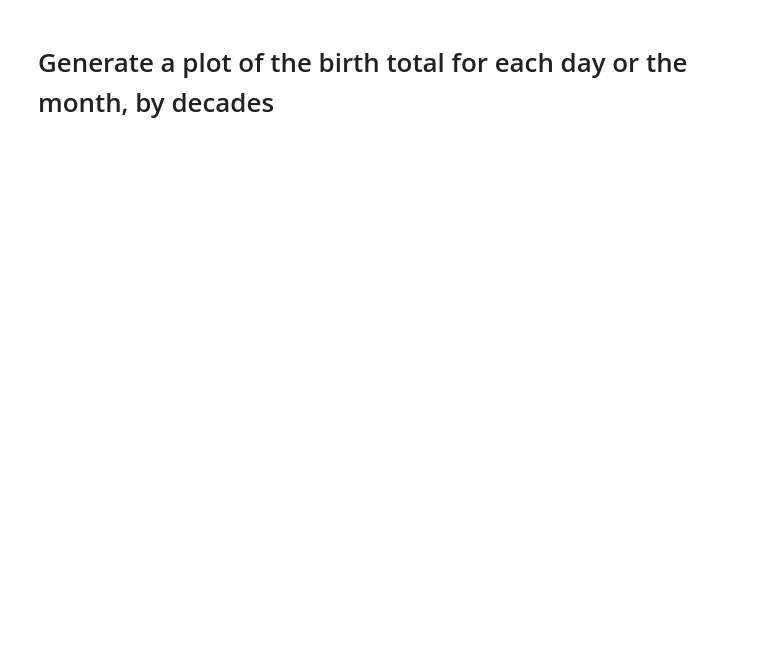
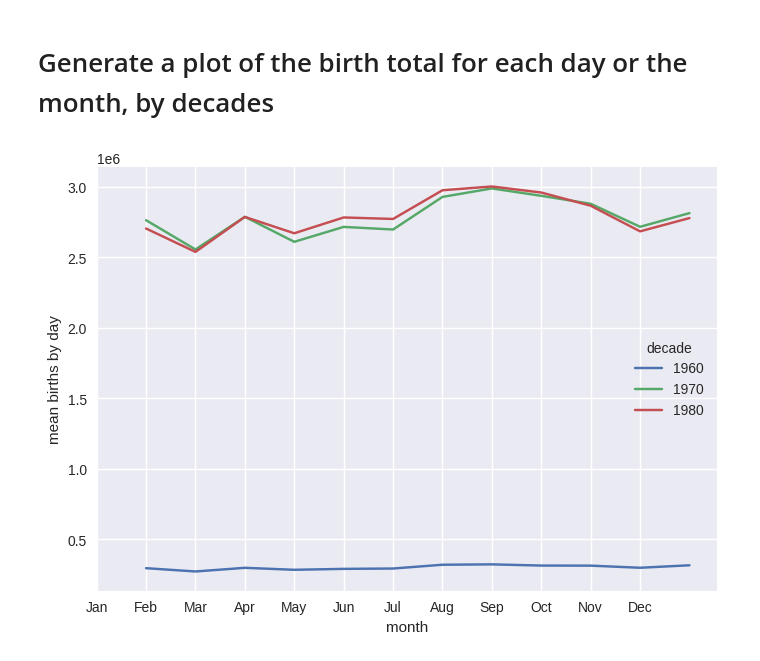
Before and after one commit to ivanozono/python_DataAnalyts, a Jupyter notebook: Pivot_Tables.ipynb, the cells around one changed output. Cells and saved outputs as stored; diff of their text form; code cells hidden in the pictures; blank space fills up the shorter version.

```diff
--- a/Pivot_Tables.ipynb
+++ b/Pivot_Tables.ipynb
@@ -219,5 +492,2 @@ births.isnull().sum()
-# %%
-# set 'day' column to integer; it originally was a string due to nulls
-births_subset['day'] = births_subset['day'].astype(int)
 # %%
 births_subset.info()
@@ -263,2 +650,12 @@ births_by_date.plot(ax=ax);
 # %% [markdown]
 # Generate a plot of the birth total for each day or the month, by decades
+# %%
+## plot of average number of births by days of the week by decade
+births_subset.pivot_table('births', index='month',
+                    columns='decade', aggfunc='sum').plot()
+plt.gca().set(xticks=range(12),
+              xticklabels=['Jan', 'Feb', 'Mar', 'Apr', 'May', 'Jun', 'Jul', 'Aug', 'Sep', 'Oct', 'Nov', 'Dec'])
+plt.ylabel('mean births by day')
+plt.show()
+# %% [output]
+[figure, added]
```
Also changed, not shown: parts of 95 cells of this notebook.
